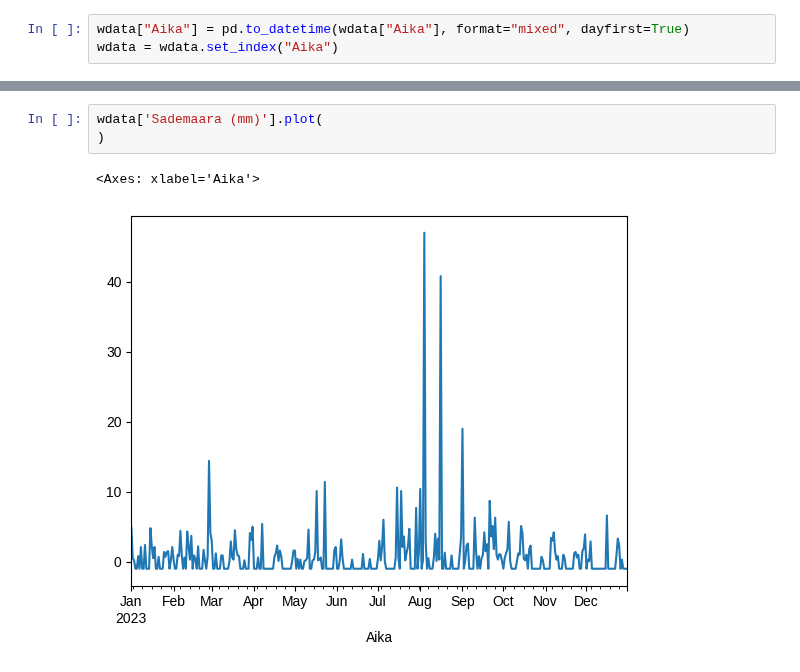
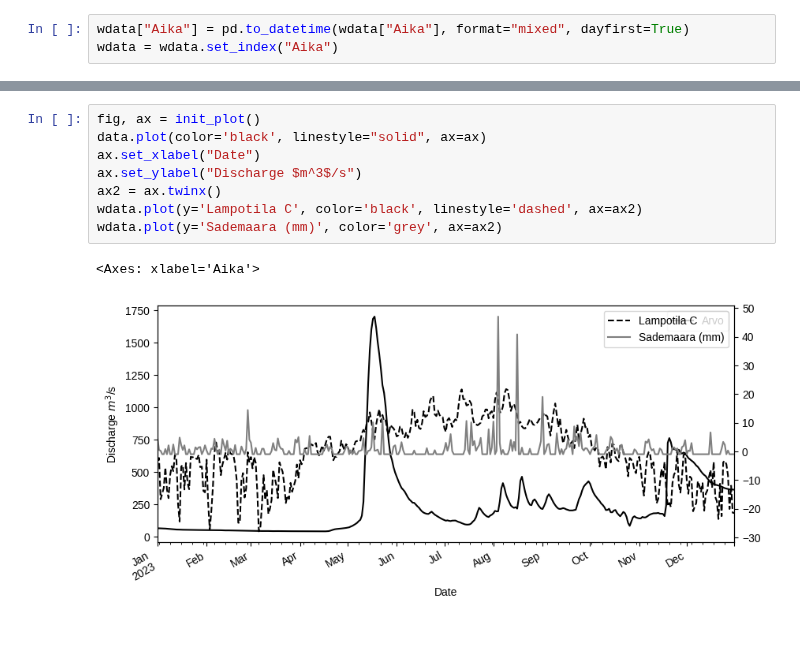
Before and after one commit to susannakukka/bathymetric-model-analysis, a Jupyter notebook: notebooks/flow_rate.ipynb, the cells around one changed output, grey strips where cells are left out. Drawn from its saved outputs; the diff is of its cells as text; blank space fills up the shorter version.

```diff
--- a/notebooks/flow_rate.ipynb
+++ b/notebooks/flow_rate.ipynb
@@ -100,6 +101,11 @@ ax2.plot(wdata['Sademaara (mm)'], color='grey')
-# %%
-wdata['Sademaara (mm)'].plot(
-)
-# %% [output]
-<Axes: xlabel='Aika'>
-[figure, removed]
+# %%
+fig, ax = init_plot()
+data.plot(color='black', linestyle="solid", ax=ax)
+ax.set_xlabel("Date")
+ax.set_ylabel("Discharge $m^3$/s")
+ax2 = ax.twinx()
+wdata.plot(y='Lampotila C', color='black', linestyle='dashed', ax=ax2)
+wdata.plot(y='Sademaara (mm)', color='grey', ax=ax2)
+# %% [output]
+<Axes: xlabel='Aika'>
+[figure, added]
```
Also changed, not shown: parts of 1 cell of this notebook.
